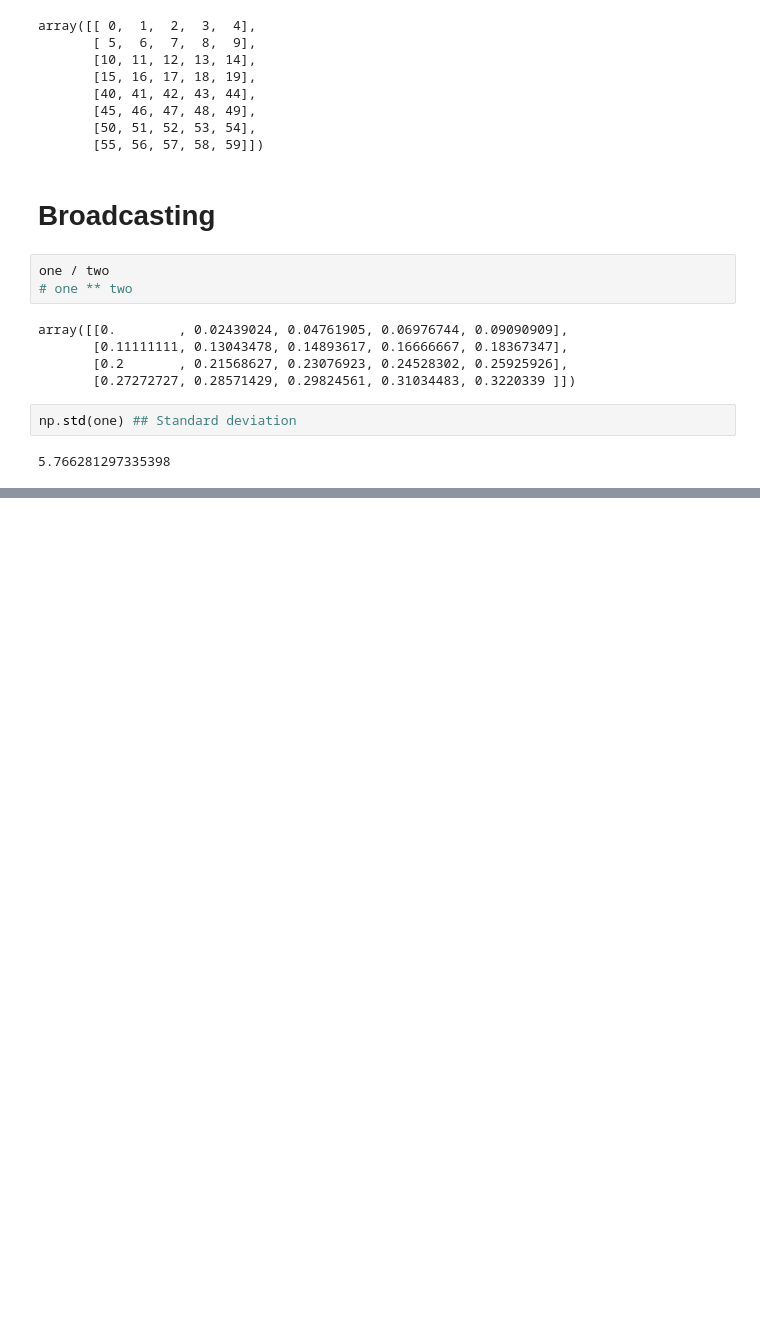
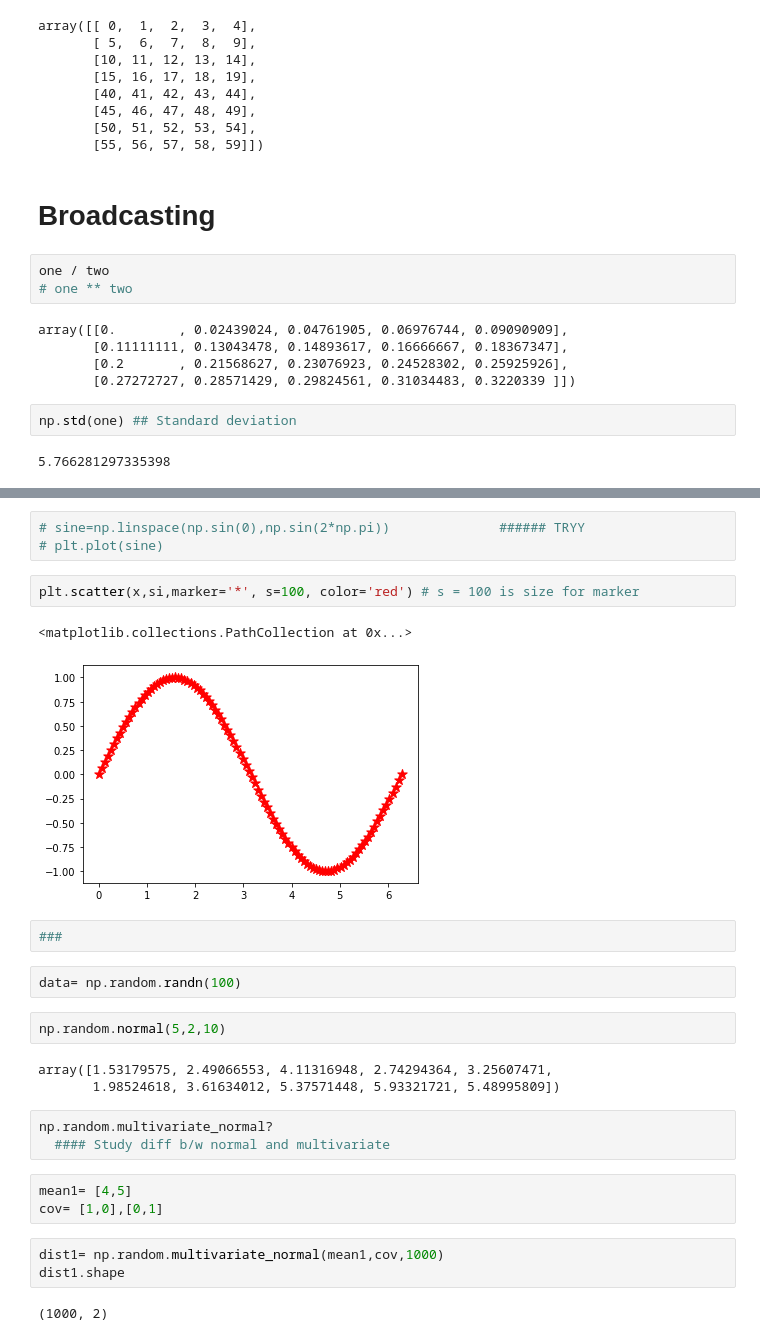
Before and after one commit to OberoiSahaj/Coding-Blocks-ML-Course, a Jupyter notebook: Lecture4.ipynb, the cells around one changed output, grey strips where cells are left out. Saved outputs shown, nothing was run; the diff lists cells and outputs as text; blank space fills up the shorter version.

```diff
--- a/Lecture4.ipynb
+++ b/Lecture4.ipynb
@@ -39,0 +88,28 @@ np.std(one) ## Standard deviation
+# %%
+# sine=np.linspace(np.sin(0),np.sin(2*np.pi))              ###### TRYY
+# plt.plot(sine)
+# %%
+plt.scatter(x,si,marker='*', s=100, color='red') # s = 100 is size for marker
+# %% [output]
+<matplotlib.collections.PathCollection at 0x...>
+[figure, added]
+# %%
+###
+# %%
+data= np.random.randn(100)
+# %%
+np.random.normal(5,2,10)
+# %% [output]
+array([1.53179575, 2.49066553, 4.11316948, 2.74294364, 3.25607471,
+       1.98524618, 3.61634012, 5.37571448, 5.93321721, 5.48995809])
+# %%
+np.random.multivariate_normal?
+  #### Study diff b/w normal and multivariate
+# %%
+mean1= [4,5]
+cov= [1,0],[0,1]
+# %%
+dist1= np.random.multivariate_normal(mean1,cov,1000)
+dist1.shape
+# %% [output]
+(1000, 2)
```
Also changed, not shown: parts of 22 cells of this notebook.
